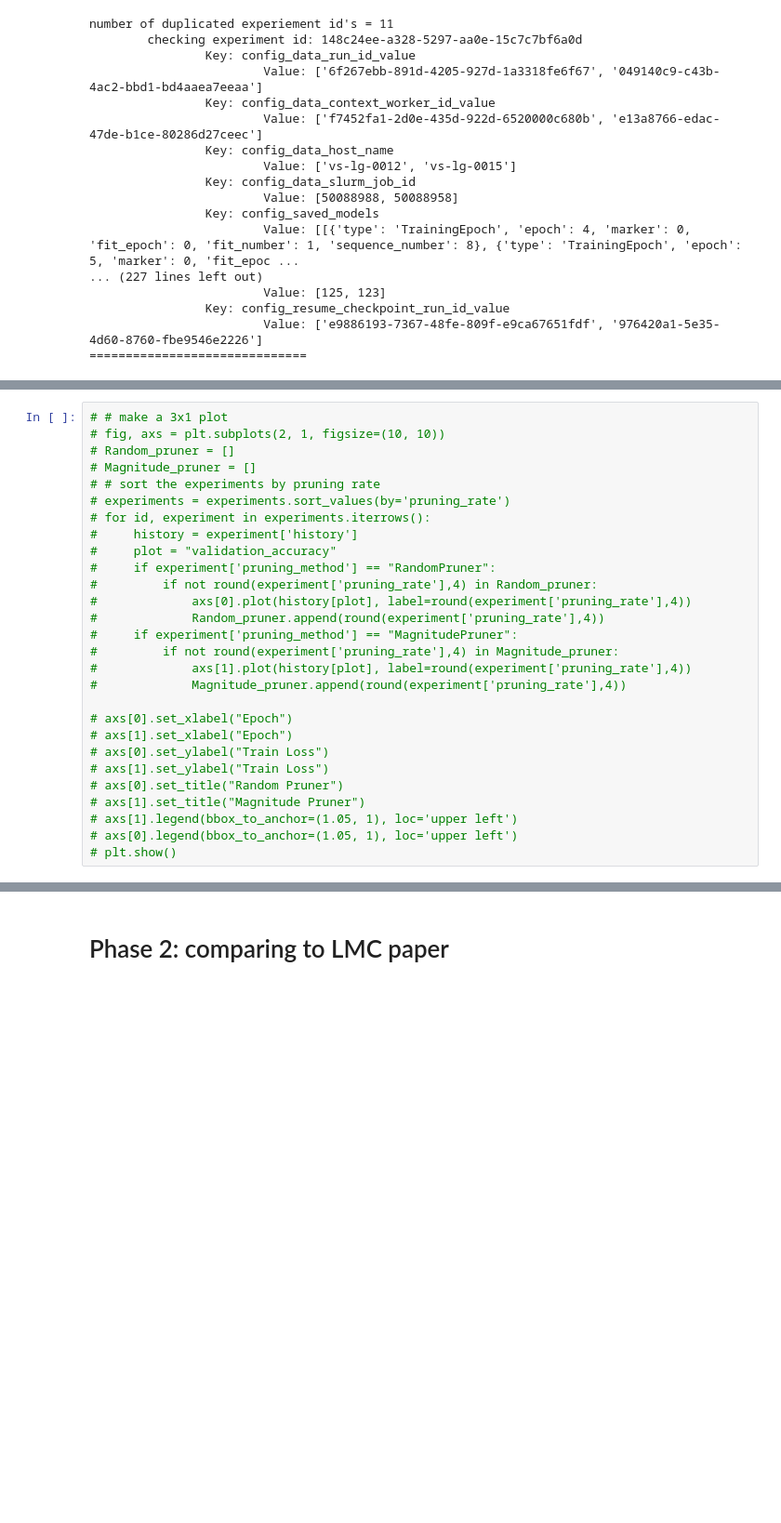
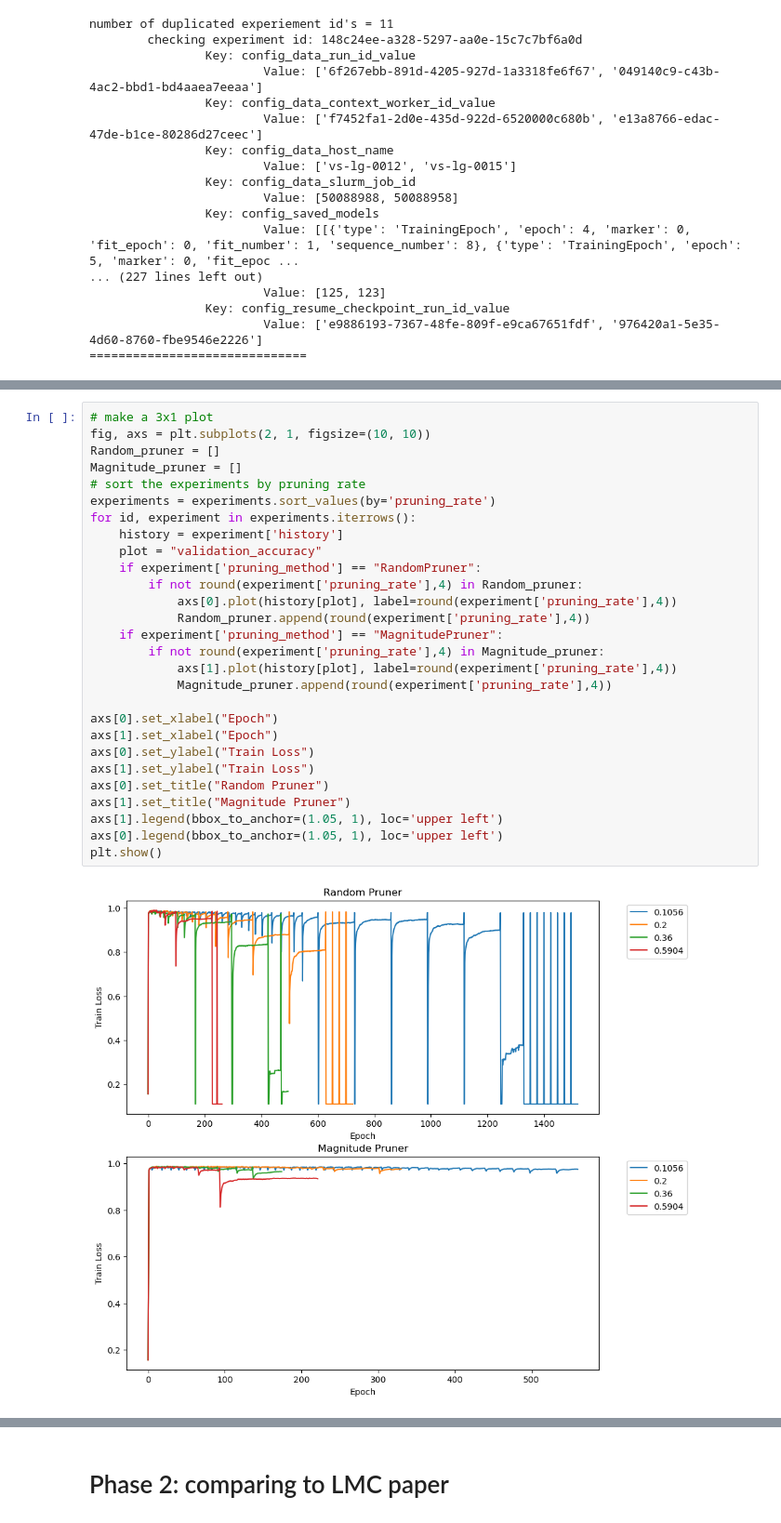
Before and after one commit to NREL/BUTTER-Empirical-Deep-Learning-Experimental-Framework, a Jupyter notebook: example/study.ipynb, the cells around one changed output, grey strips where cells are left out. Shown at 93% size. Saved outputs shown, nothing was run; the diff lists cells and outputs as text; blank space fills up the shorter version.

```diff
--- a/example/study.ipynb
+++ b/example/study.ipynb
@@ -314,28 +359,30 @@ number of duplicated experiement id's = 11
 # %%
-# # make a 3x1 plot
-# fig, axs = plt.subplots(2, 1, figsize=(10, 10))
-# Random_pruner = []
-# Magnitude_pruner = []
-# # sort the experiments by pruning rate
-# experiments = experiments.sort_values(by='pruning_rate')
-# for id, experiment in experiments.iterrows():
-#     history = experiment['history']
-#     plot = "validation_accuracy"
-#     if experiment['pruning_method'] == "RandomPruner":
-#         if not round(experiment['pruning_rate'],4) in Random_pruner:
-#             axs[0].plot(history[plot], label=round(experiment['pruning_rate'],4))
-#             Random_pruner.append(round(experiment['pruning_rate'],4))
-#     if experiment['pruning_method'] == "MagnitudePruner":
-#         if not round(experiment['pruning_rate'],4) in Magnitude_pruner:
-#             axs[1].plot(history[plot], label=round(experiment['pruning_rate'],4))
-#             Magnitude_pruner.append(round(experiment['pruning_rate'],4))
+# make a 3x1 plot
+fig, axs = plt.subplots(2, 1, figsize=(10, 10))
+Random_pruner = []
+Magnitude_pruner = []
+# sort the experiments by pruning rate
+experiments = experiments.sort_values(by='pruning_rate')
+for id, experiment in experiments.iterrows():
+    history = experiment['history']
+    plot = "validation_accuracy"
+    if experiment['pruning_method'] == "RandomPruner":
+        if not round(experiment['pruning_rate'],4) in Random_pruner:
+            axs[0].plot(history[plot], label=round(experiment['pruning_rate'],4))
+            Random_pruner.append(round(experiment['pruning_rate'],4))
+    if experiment['pruning_method'] == "MagnitudePruner":
+        if not round(experiment['pruning_rate'],4) in Magnitude_pruner:
+            axs[1].plot(history[plot], label=round(experiment['pruning_rate'],4))
+            Magnitude_pruner.append(round(experiment['pruning_rate'],4))
 
-# axs[0].set_xlabel("Epoch")
-# axs[1].set_xlabel("Epoch")
-# axs[0].set_ylabel("Train Loss")
-# axs[1].set_ylabel("Train Loss")
-# axs[0].set_title("Random Pruner")
-# axs[1].set_title("Magnitude Pruner")
-# axs[1].legend(bbox_to_anchor=(1.05, 1), loc='upper left')
-# axs[0].legend(bbox_to_anchor=(1.05, 1), loc='upper left')
-# plt.show()
+axs[0].set_xlabel("Epoch")
+axs[1].set_xlabel("Epoch")
+axs[0].set_ylabel("Train Loss")
+axs[1].set_ylabel("Train Loss")
+axs[0].set_title("Random Pruner")
+axs[1].set_title("Magnitude Pruner")
+axs[1].legend(bbox_to_anchor=(1.05, 1), loc='upper left')
+axs[0].legend(bbox_to_anchor=(1.05, 1), loc='upper left')
+plt.show()
+# %% [output]
+[figure, added]
```
Also changed, not shown: parts of 21 cells of this notebook.
